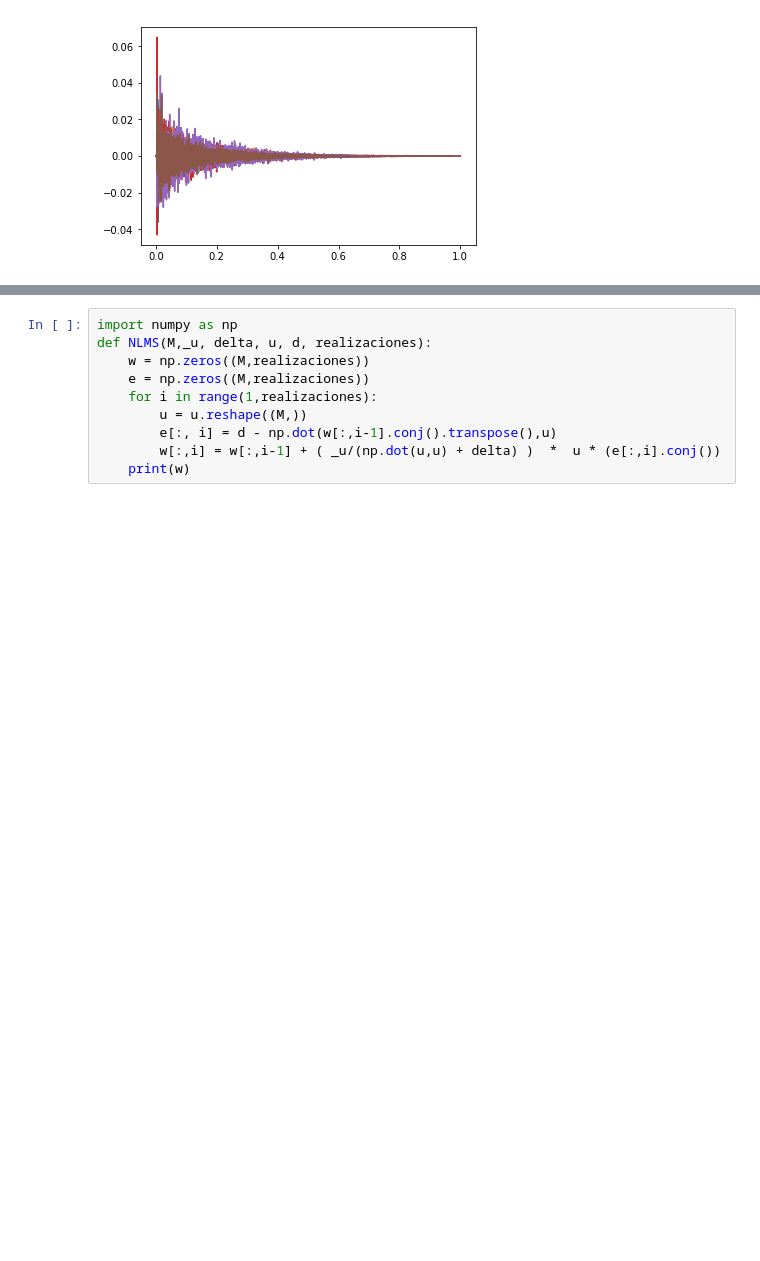
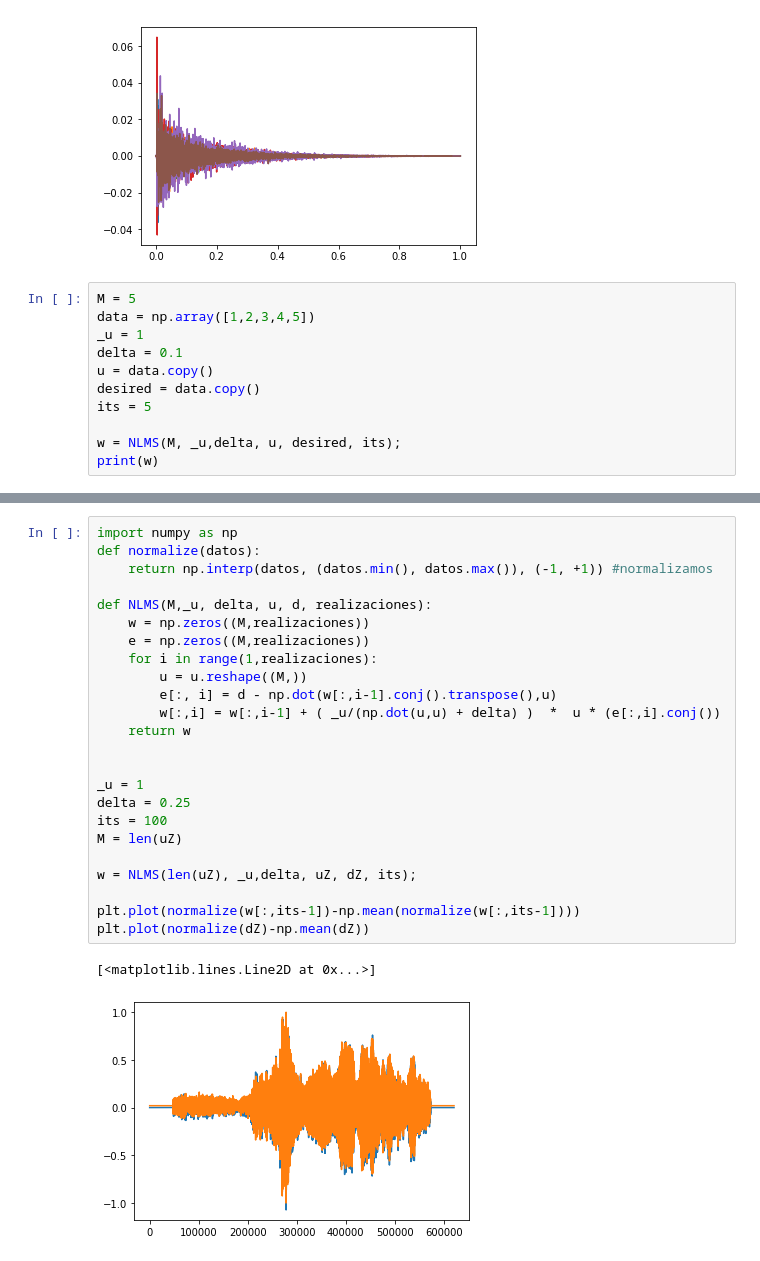
Before and after one commit to jmestanza/Echo_cancellation, a Jupyter notebook: Untitled1.ipynb, the cells around one changed output, grey strips where cells are left out. Cells and saved outputs as stored; diff of their text form; blank space fills up the shorter version.

```diff
--- a/Untitled1.ipynb
+++ b/Untitled1.ipynb
@@ -61,3 +61,14 @@ Successfully built gpuRIR
 Installing collected packages: gpuRIR
 Successfully installed gpuRIR-1.2.0
 [figure]
+# %%
+M = 5
+data = np.array([1,2,3,4,5])
+_u = 1
+delta = 0.1
+u = data.copy()
+desired = data.copy()
+its = 5
+
+w = NLMS(M, _u,delta, u, desired, its);
+print(w)
@@ -64,10 +209,27 @@ Successfully installed gpuRIR-1.2.0
 # %%
 import numpy as np
+def normalize(datos):
+    return np.interp(datos, (datos.min(), datos.max()), (-1, +1)) #normalizamos
+
 def NLMS(M,_u, delta, u, d, realizaciones):
     w = np.zeros((M,realizaciones))
     e = np.zeros((M,realizaciones))
     for i in range(1,realizaciones):
         u = u.reshape((M,))
         e[:, i] = d - np.dot(w[:,i-1].conj().transpose(),u)
         w[:,i] = w[:,i-1] + ( _u/(np.dot(u,u) + delta) )  *  u * (e[:,i].conj())
-    print(w)
+    return w
+
+
+_u = 1
+delta = 0.25
+its = 100
+M = len(uZ)
+
+w = NLMS(len(uZ), _u,delta, uZ, dZ, its);
+
+plt.plot(normalize(w[:,its-1])-np.mean(normalize(w[:,its-1])))
+plt.plot(normalize(dZ)-np.mean(dZ))
+# %% [output]
+[<matplotlib.lines.Line2D at 0x...>]
+[figure, added]
```
Also changed, not shown: parts of 4 cells of this notebook.
